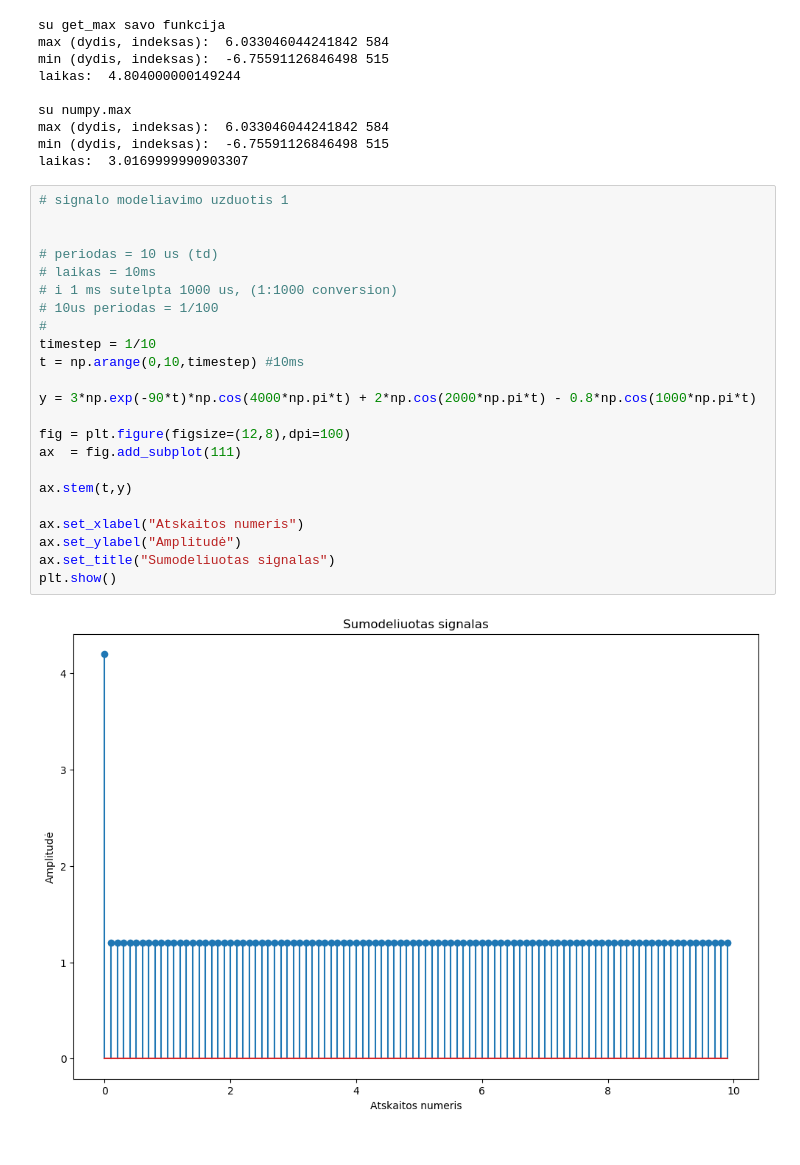
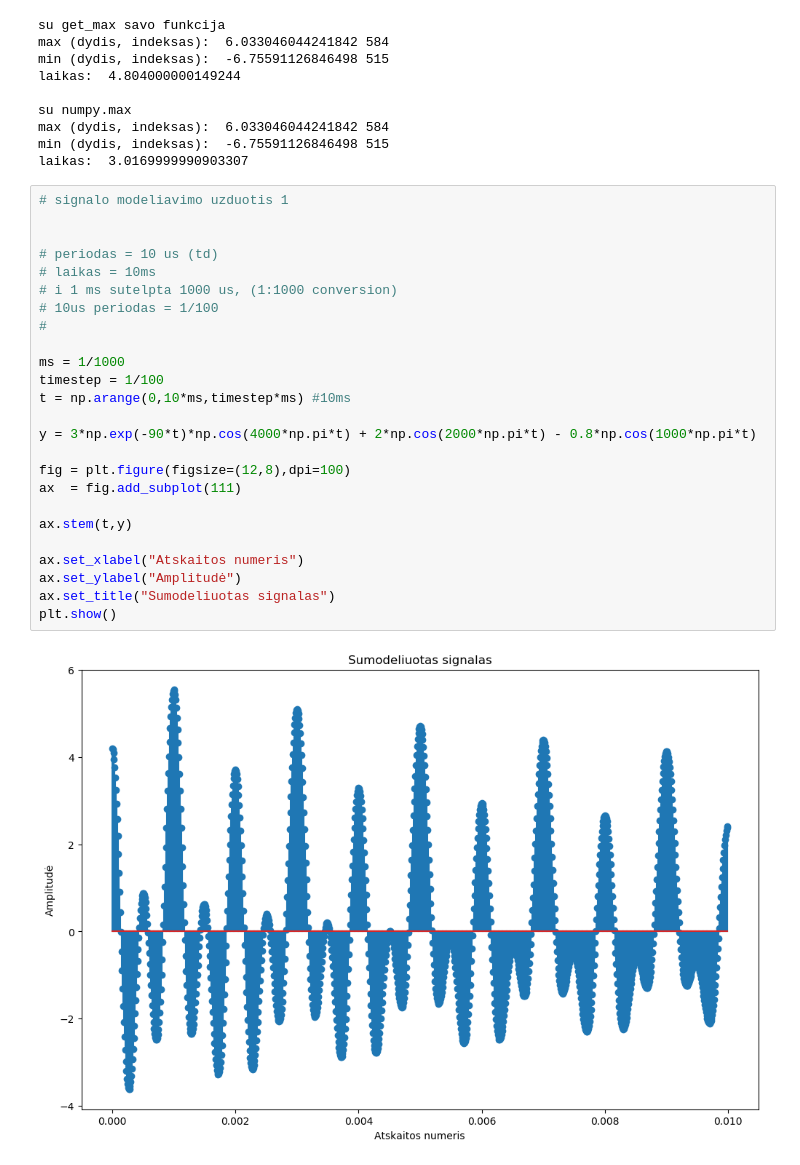
Before and after one commit to Felkin1/dsp_labs, a Jupyter notebook: lab_0.ipynb, the cells around one changed output. Drawn from its saved outputs; the diff is of its cells as text.

```diff
--- a/lab_0.ipynb
+++ b/lab_0.ipynb
@@ -581,28 +581,30 @@ laikas:  3.0169999990903307
 # %%
 # signalo modeliavimo uzduotis 1
 
 
 # periodas = 10 us (td)
 # laikas = 10ms
 # i 1 ms sutelpta 1000 us, (1:1000 conversion)
 # 10us periodas = 1/100
 #
-timestep = 1/10
-t = np.arange(0,10,timestep) #10ms
+
+ms = 1/1000
+timestep = 1/100
+t = np.arange(0,10*ms,timestep*ms) #10ms
 
 y = 3*np.exp(-90*t)*np.cos(4000*np.pi*t) + 2*np.cos(2000*np.pi*t) - 0.8*np.cos(1000*np.pi*t)
 
 fig = plt.figure(figsize=(12,8),dpi=100)
 ax  = fig.add_subplot(111)
 
 ax.stem(t,y)
 
 ax.set_xlabel("Atskaitos numeris")
 ax.set_ylabel("Amplitudė")
 ax.set_title("Sumodeliuotas signalas")
 plt.show()
 # %% [output]
-[figure, old version]
+[figure, new version]
 # %%
 # signalo modeliavimo uzduotis 2
 
```
Also changed, not shown: parts of 2 cells of this notebook.
